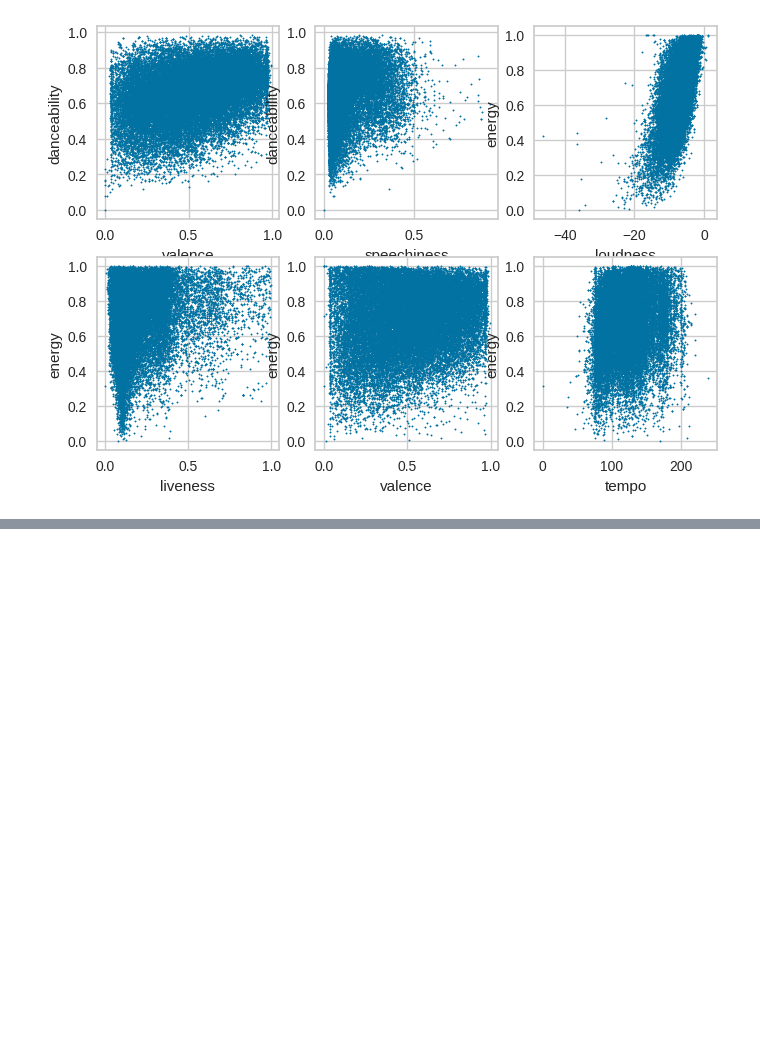
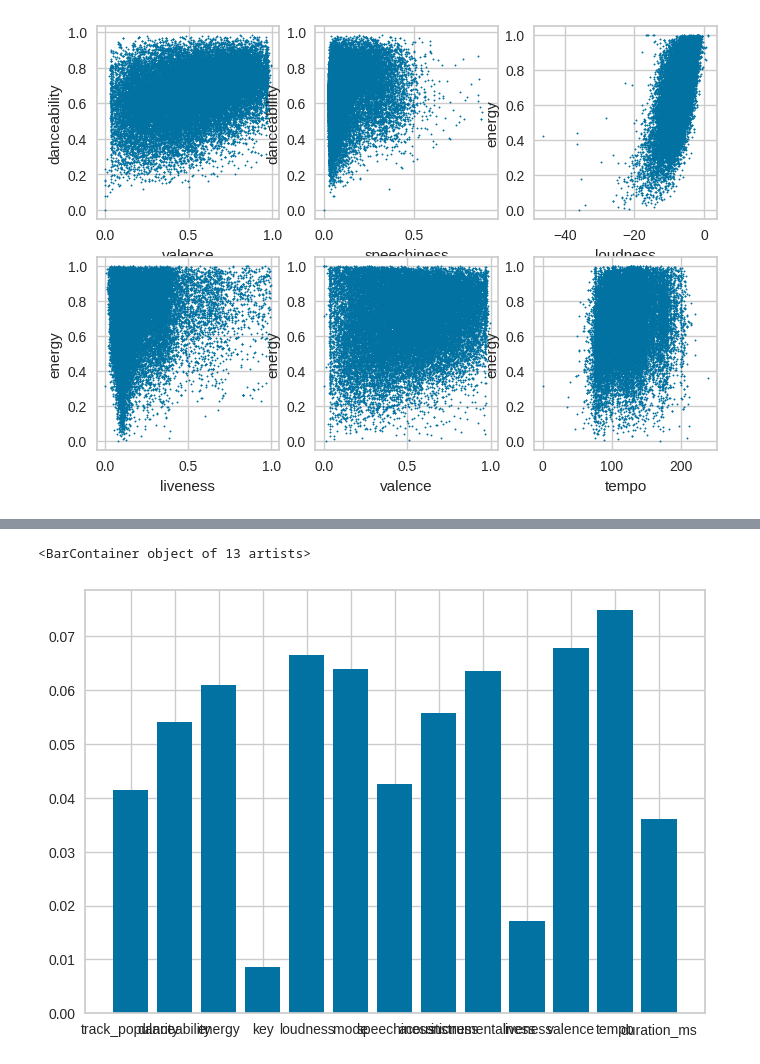
Before and after one commit to ben-carew/Spotify_Analysis, a Jupyter notebook: Spotify.ipynb, the cells around one changed output, grey strips where cells are left out. Drawn from its saved outputs; the diff is of its cells as text; code cells hidden in the pictures; blank space fills up the shorter version.

```diff
--- a/Spotify.ipynb
+++ b/Spotify.ipynb
@@ -103,0 +153,18 @@ Text(0, 0.5, 'energy')
+# %%
+genre_data = [EDM, Latin, Pop, RnB, Rap, Rock]
+variances = np.zeros(13)
+means = np.zeros(6)
+v = 0
+columns = df.select_dtypes(include='number').columns
+for column in columns:
+    m = 0
+    for genre in genre_data:
+        means[m] = genre[column].mean()
+        m+=1
+    variances[v] = means.std()
+    v+=1
+vars = dict(zip(columns, variances))
+plt.bar(columns,variances)
+# %% [output]
+<BarContainer object of 13 artists>
+[figure, added]
```
Also changed, not shown: parts of 5 cells of this notebook, 1 other file.
